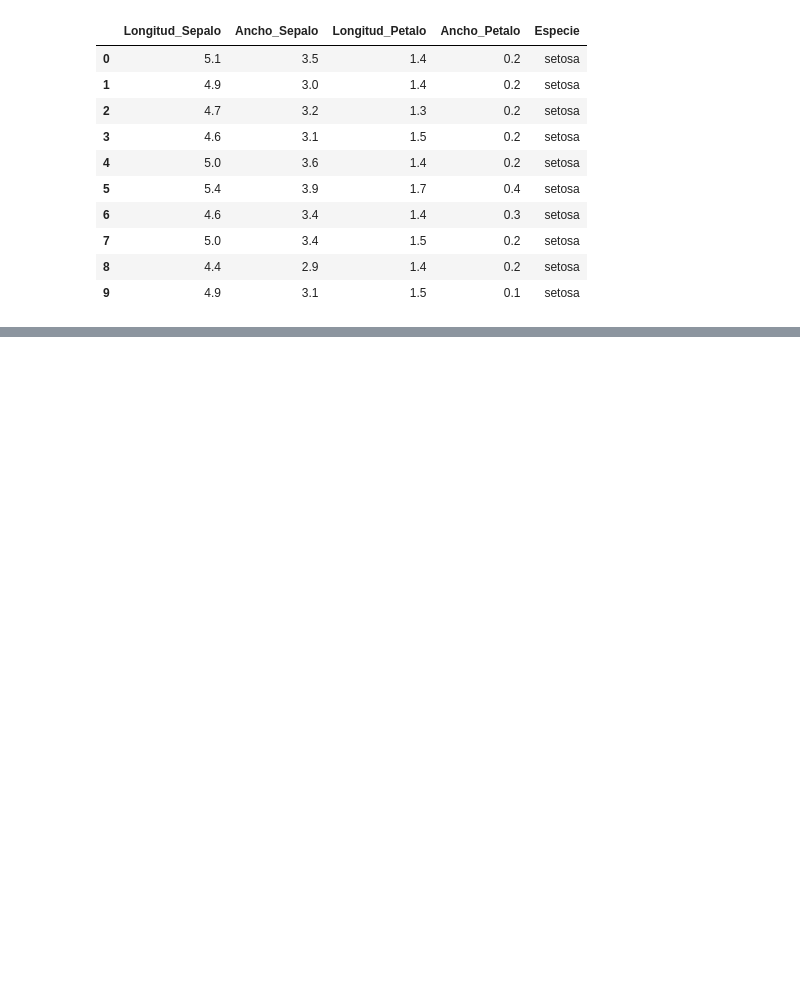
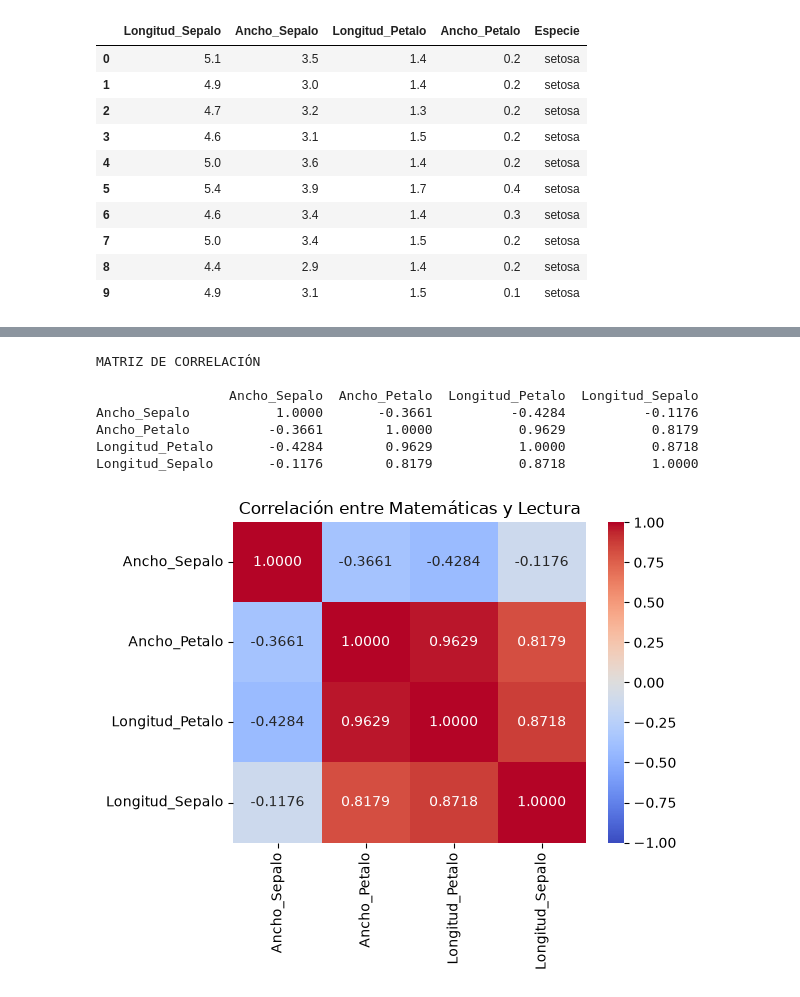
Before and after one commit to SeventhMrMagic/MA2003_codes, a Jupyter notebook: MANOVA.ipynb, the cells around one changed output, grey strips where cells are left out. Saved outputs shown, nothing was run; the diff lists cells and outputs as text; code cells hidden in the pictures; blank space fills up the shorter version.

```diff
--- a/MANOVA.ipynb
+++ b/MANOVA.ipynb
@@ -533,0 +595,22 @@ Name: count, dtype: int64
+# %%
+# Matriz de correlación
+print("MATRIZ DE CORRELACIÓN\n")
+print(df[['Ancho_Sepalo', "Ancho_Petalo", "Longitud_Petalo", "Longitud_Sepalo"]].corr().round(4))
+
+# Visualización
+plt.figure(figsize=(6, 5))
+sns.heatmap(df[['Ancho_Sepalo', "Ancho_Petalo", "Longitud_Petalo", "Longitud_Sepalo"]].corr(),
+            annot=True, cmap='coolwarm', center=0,
+            vmin=-1, vmax=1, fmt='.4f')
+plt.title('Correlación entre Matemáticas y Lectura')
+plt.tight_layout()
+plt.show()
+# %% [output]
+MATRIZ DE CORRELACIÓN
+
+                 Ancho_Sepalo  Ancho_Petalo  Longitud_Petalo  Longitud_Sepalo
+Ancho_Sepalo           1.0000       -0.3661          -0.4284          -0.1176
+Ancho_Petalo          -0.3661        1.0000           0.9629           0.8179
+Longitud_Petalo       -0.4284        0.9629           1.0000           0.8718
+Longitud_Sepalo       -0.1176        0.8179           0.8718           1.0000
+[figure, added]
```
Also changed, not shown: parts of 12 cells of this notebook, 1 other file.
